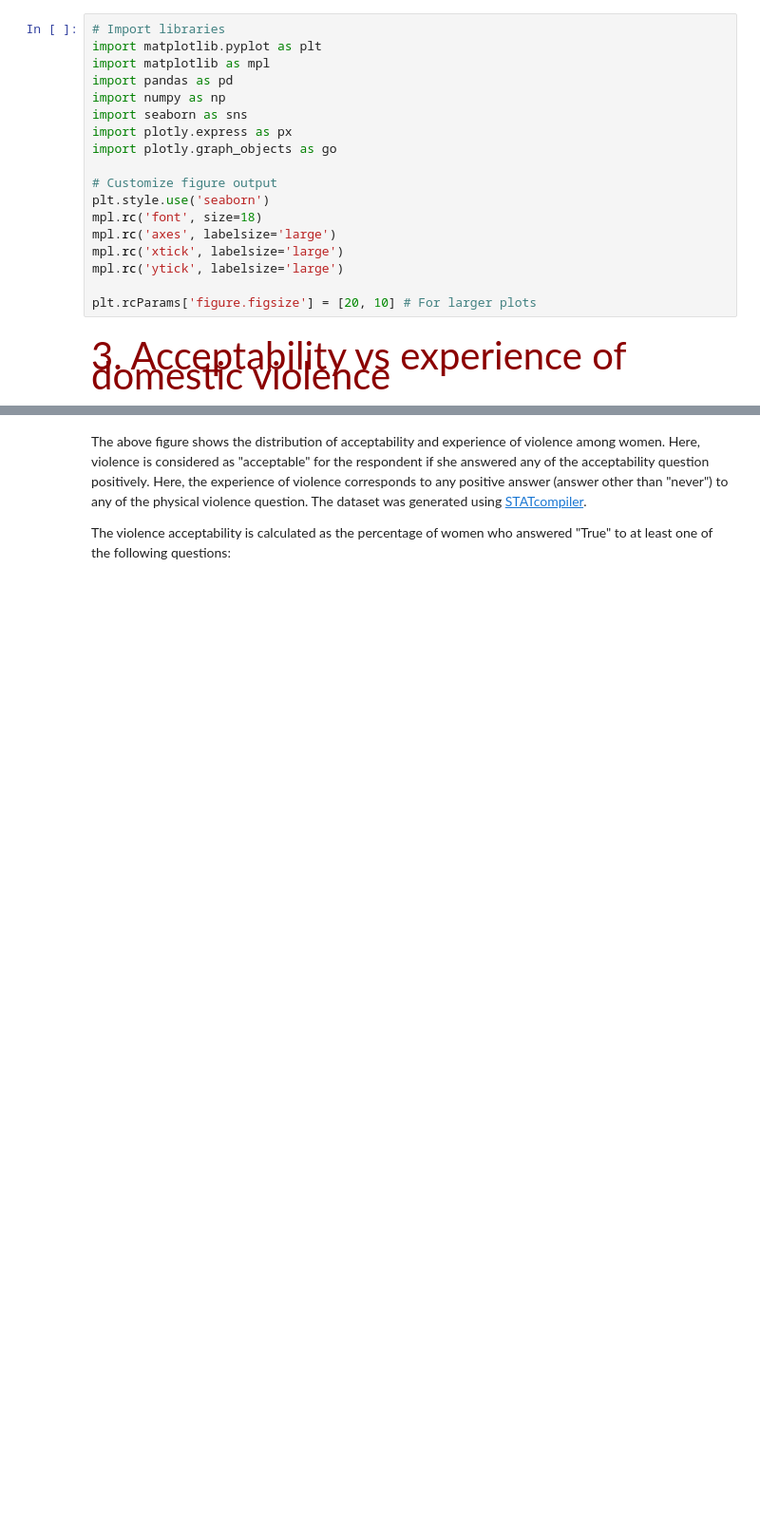
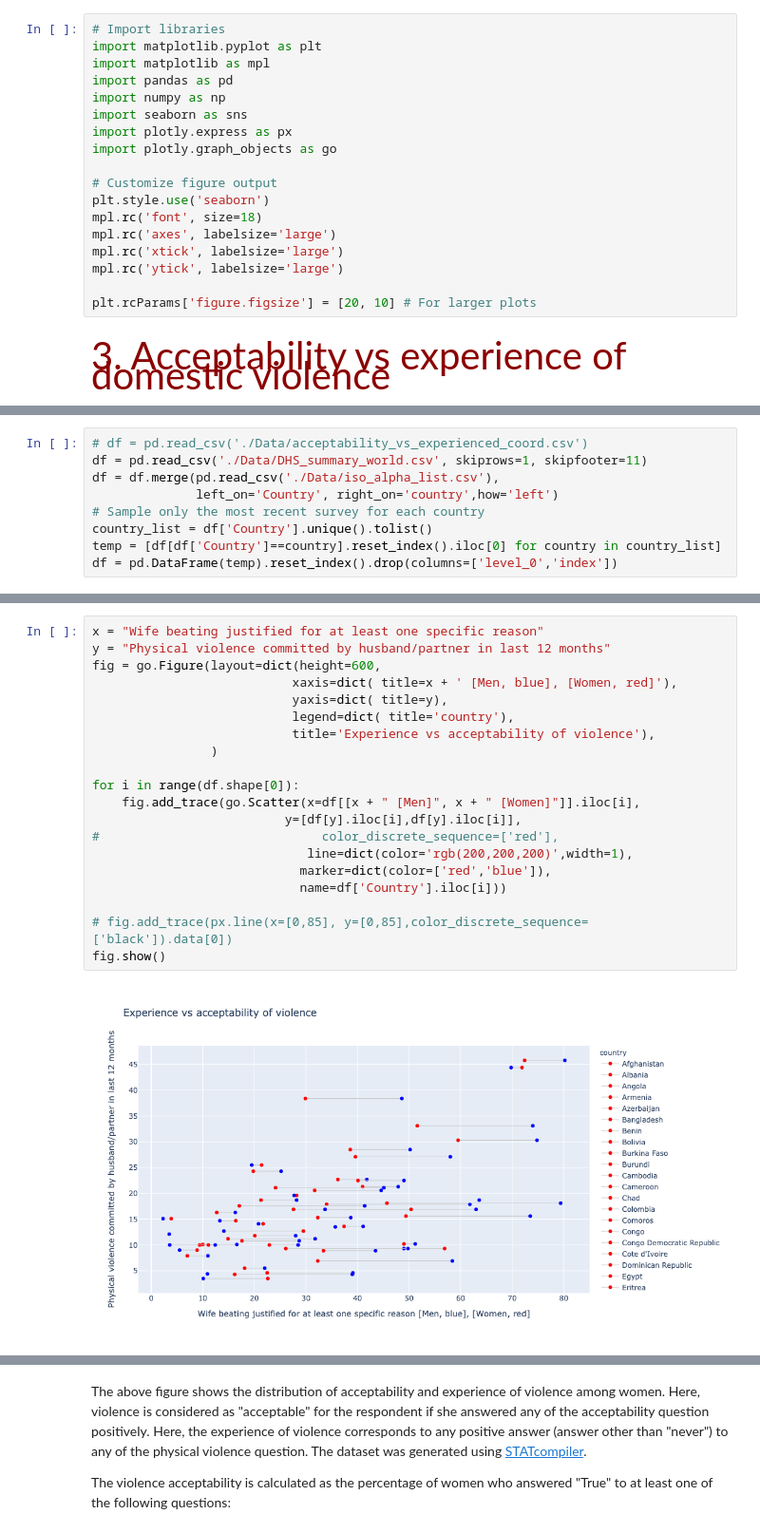
Before and after one commit to abauville/wai_hackathon_2021, a Jupyter notebook: DHS_IR.ipynb, the cells around one changed output, grey strips where cells are left out. Shown at 95% size. Cells and saved outputs as stored; diff of their text form; blank space fills up the shorter version.

Commit message:
added scatterplot but broke the map

```diff
--- a/DHS_IR.ipynb
+++ b/DHS_IR.ipynb
@@ -146,0 +137,9 @@ fig.show()
+# %%
+# df = pd.read_csv('./Data/acceptability_vs_experienced_coord.csv')
+df = pd.read_csv('./Data/DHS_summary_world.csv', skiprows=1, skipfooter=11)
+df = df.merge(pd.read_csv('./Data/iso_alpha_list.csv'),
+              left_on='Country', right_on='country',how='left')
+# Sample only the most recent survey for each country
+country_list = df['Country'].unique().tolist()
+temp = [df[df['Country']==country].reset_index().iloc[0] for country in country_list]
+df = pd.DataFrame(temp).reset_index().drop(columns=['level_0','index'])
@@ -147,3 +148,25 @@ fig.show()
+# %%
+x = "Wife beating justified for at least one specific reason"
+y = "Physical violence committed by husband/partner in last 12 months"
+fig = go.Figure(layout=dict(height=600,
+                           xaxis=dict( title=x + ' [Men, blue], [Women, red]'),
+                           yaxis=dict( title=y),
+                           legend=dict( title='country'),
+                           title='Experience vs acceptability of violence'),
+                )
+
+for i in range(df.shape[0]):
+    fig.add_trace(go.Scatter(x=df[[x + " [Men]", x + " [Women]"]].iloc[i],
+                          y=[df[y].iloc[i],df[y].iloc[i]],
+#                              color_discrete_sequence=['red'],
+                             line=dict(color='rgb(200,200,200)',width=1),
+                            marker=dict(color=['red','blue']),
+                            name=df['Country'].iloc[i]))
+
+# fig.add_trace(px.line(x=[0,85], y=[0,85],color_discrete_sequence=['black']).data[0])
+fig.show()
+# %% [output]
+[figure, added]
 # %%
 # create figure
 fig = go.Figure()
```
Also changed, not shown: parts of 4 cells of this notebook, 1 other file.
